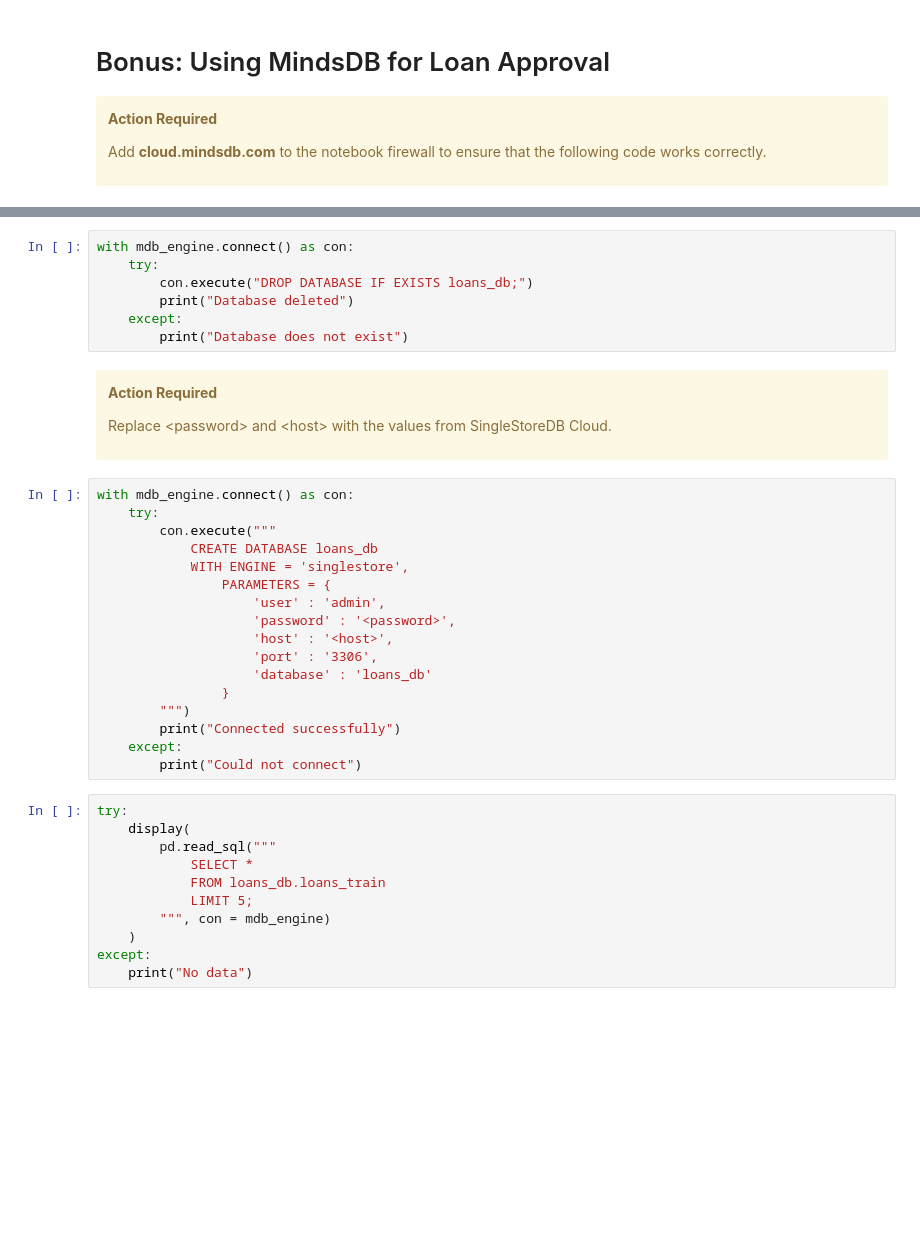
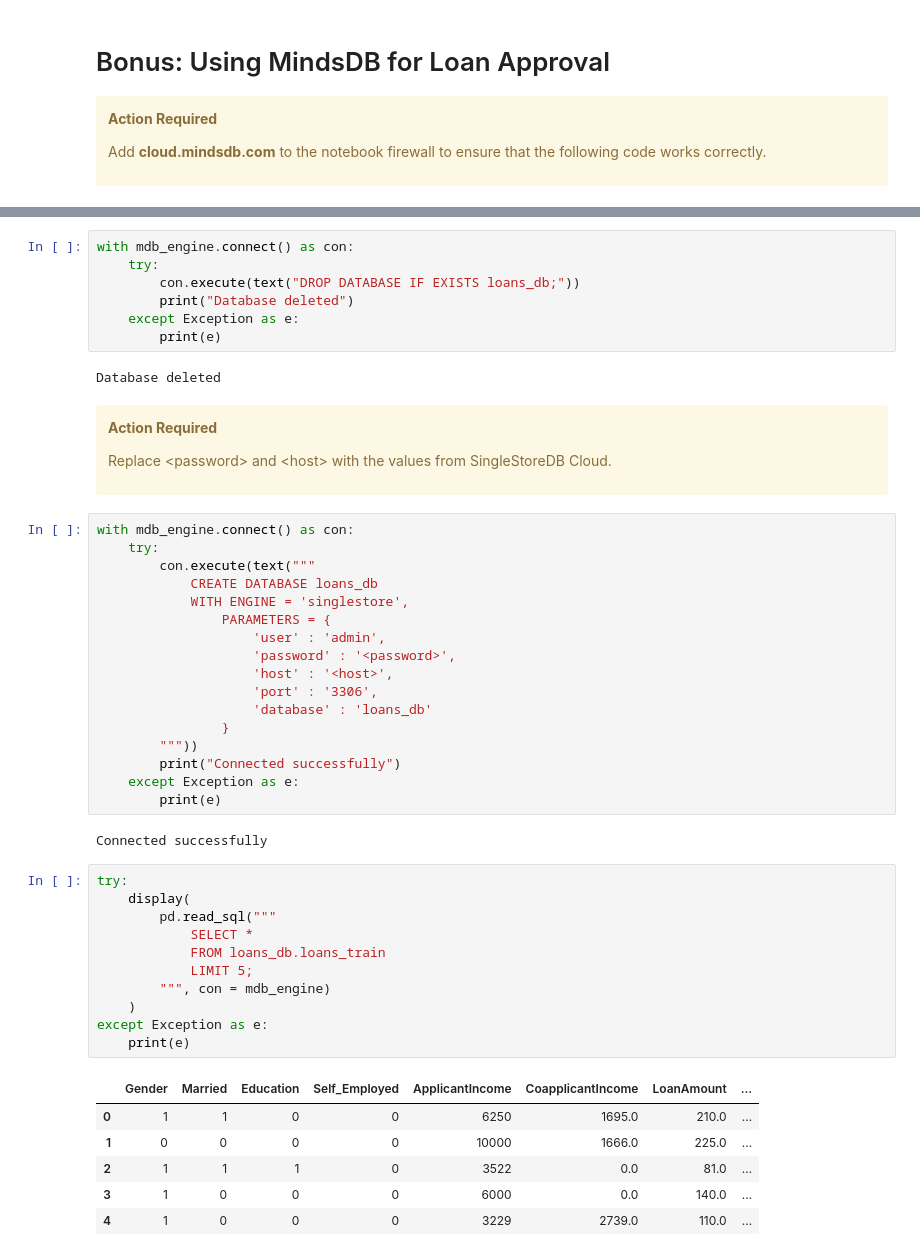
Before and after one commit to VeryFatBoy/loan-approvals, a Jupyter notebook: loan_approvals.ipynb, the cells around one changed output, grey strips where cells are left out. Cells and saved outputs as stored; diff of their text form; blank space fills up the shorter version.

```diff
--- a/loan_approvals.ipynb
+++ b/loan_approvals.ipynb
@@ -662,10 +665,12 @@ mdb_engine = create_engine(mdb_connection_url)
 # %%
 with mdb_engine.connect() as con:
     try:
-        con.execute("DROP DATABASE IF EXISTS loans_db;")
+        con.execute(text("DROP DATABASE IF EXISTS loans_db;"))
         print("Database deleted")
-    except:
-        print("Database does not exist")
+    except Exception as e:
+        print(e)
+# %% [output]
+Database deleted
 # %% [markdown]
 <div class="alert alert-block alert-warning">
     <b class="fa fa-solid fa-exclamation-circle"></b>
@@ -677,7 +682,7 @@ with mdb_engine.connect() as con:
 # %%
 with mdb_engine.connect() as con:
     try:
-        con.execute("""
+        con.execute(text("""
             CREATE DATABASE loans_db
             WITH ENGINE = 'singlestore',
                 PARAMETERS = {
@@ -687,21 +692,30 @@ with mdb_engine.connect() as con:
                     'port' : '3306',
                     'database' : 'loans_db'
                 }
-        """)
+        """))
         print("Connected successfully")
-    except:
-        print("Could not connect")
+    except Exception as e:
+        print(e)
+# %% [output]
+Connected successfully
 # %%
 try:
     display(
         pd.read_sql("""
             SELECT *
             FROM loans_db.loans_train
             LIMIT 5;
         """, con = mdb_engine)
     )
-except:
-    print("No data")
+except Exception as e:
+    print(e)
+# %% [output]
+|  | Gender | Married | Education | Self_Employed | ApplicantIncome | CoapplicantIncome | LoanAmount | ... |
+| 0 | 1 | 1 | 0 | 0 | 6250 | 1695.0 | 210.0 | ... |
+| 1 | 0 | 0 | 0 | 0 | 10000 | 1666.0 | 225.0 | ... |
+| 2 | 1 | 1 | 1 | 0 | 3522 | 0.0 | 81.0 | ... |
+| 3 | 1 | 0 | 0 | 0 | 6000 | 0.0 | 140.0 | ... |
+| 4 | 1 | 0 | 0 | 0 | 3229 | 2739.0 | 110.0 | ... |
 # %%
 with mdb_engine.connect() as con:
     try:
```
Also changed, not shown: parts of 14 cells of this notebook.
